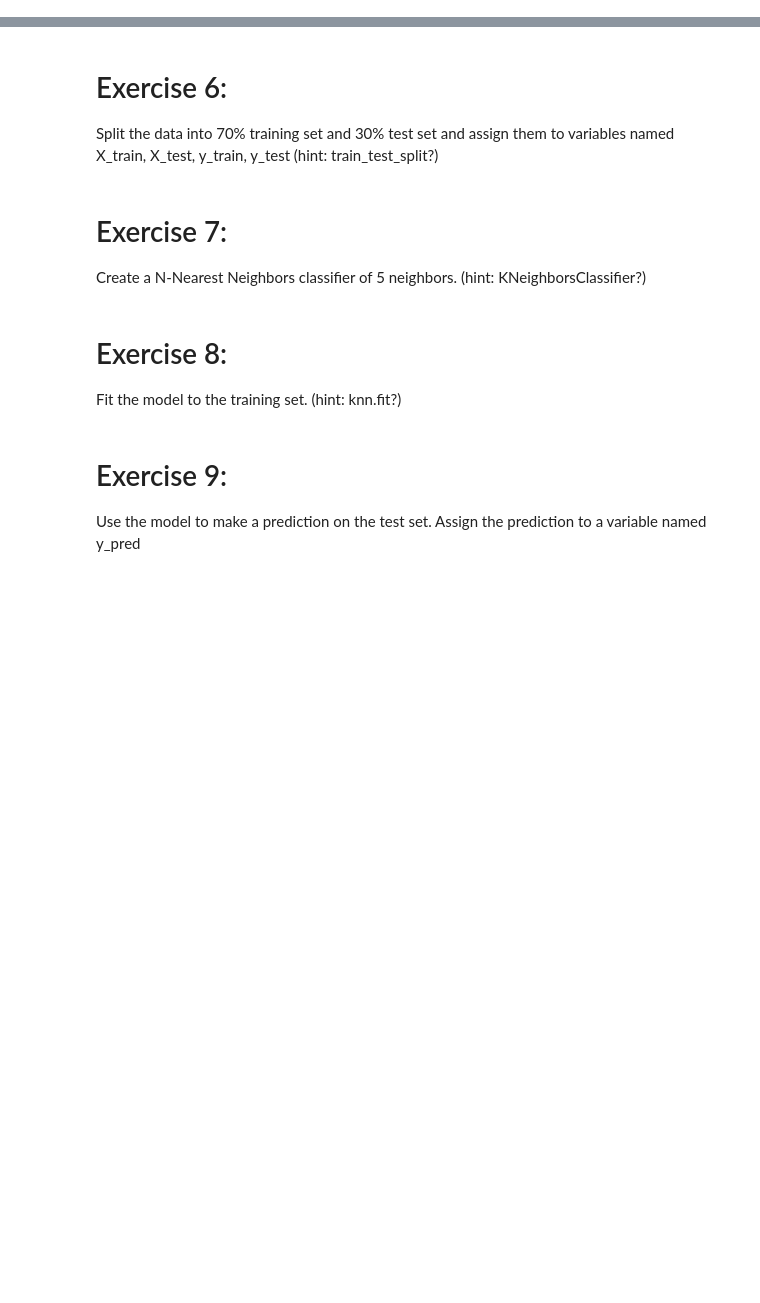
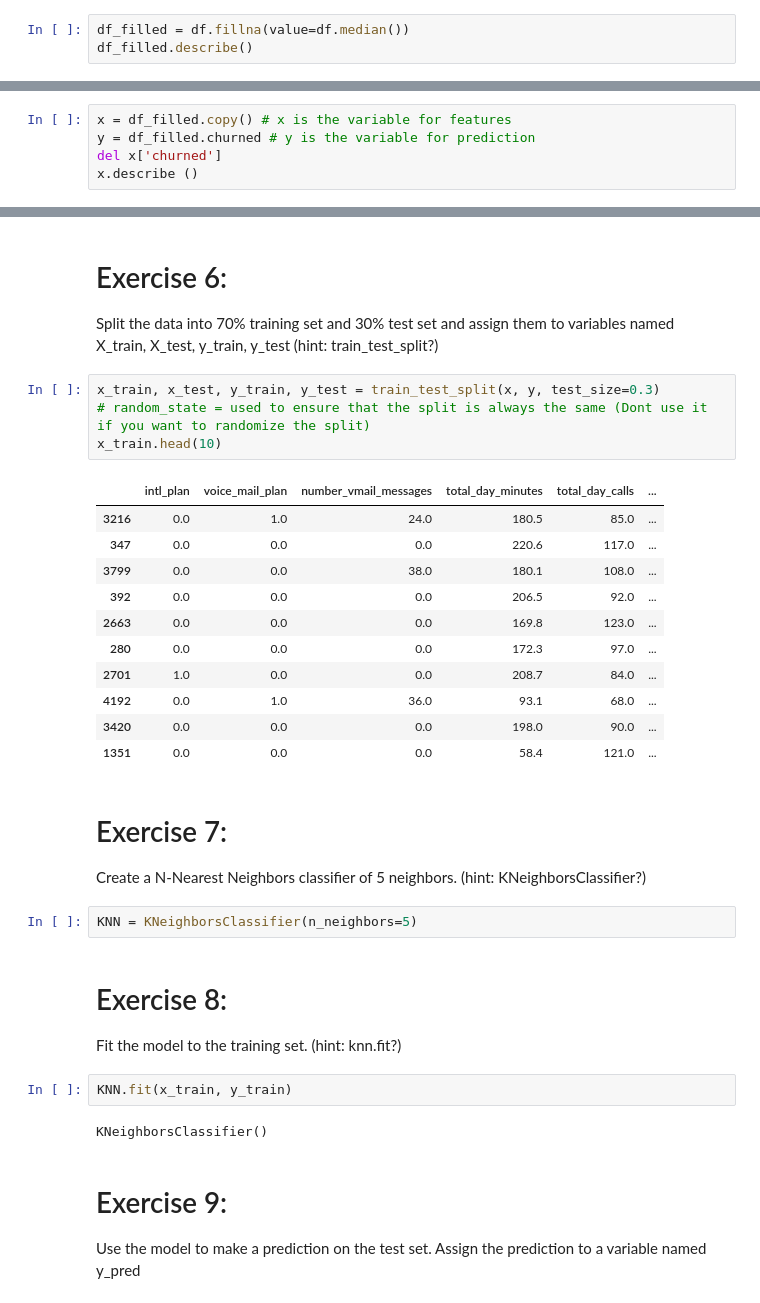
Before and after one commit to ChuaYunJuan/AI-Lab, a Jupyter notebook: AI_Week 4/Topic_2_Introduction_To_Supervised_Learning_Notebook_Questions/Topic 2 - Introduction To Supervised Learning Notebook 1 Question.ipynb, the cells around one changed output, grey strips where cells are left out. Cells and saved outputs as stored; diff of their text form; blank space fills up the shorter version.

```diff
--- a/AI_Week 4/Topic_2_Introduction_To_Supervised_Learning_Notebook_Questions/Topic 2 - Introduction To Supervised Learning Notebook 1 Question.ipynb
+++ b/AI_Week 4/Topic_2_Introduction_To_Supervised_Learning_Notebook_Questions/Topic 2 - Introduction To Supervised Learning Notebook 1 Question.ipynb
@@ -36,0 +90,3 @@ Fill the missing numbers with the median of the whole dataset! (hint: df.fillna?
+# %%
+df_filled = df.fillna(value=df.median())
+df_filled.describe()
@@ -38,3 +104,8 @@ Fill the missing numbers with the median of the whole dataset! (hint: df.fillna?
 # Exercise 5:
 
 Separate the data into the features and labels. Assign the features to variable X and labels to variable y.
+# %%
+x = df_filled.copy() # x is the variable for features
+y = df_filled.churned # y is the variable for prediction
+del x['churned']
+x.describe ()
@@ -42,14 +123,36 @@ Separate the data into the features and labels. Assign the features to variable
 # Exercise 6:
 
 Split the data into 70% training set and 30% test set and assign them to variables named X_train, X_test, y_train, y_test (hint: train_test_split?)
+# %%
+x_train, x_test, y_train, y_test = train_test_split(x, y, test_size=0.3)
+# random_state = used to ensure that the split is always the same (Dont use it if you want to randomize the split)
+x_train.head(10)
+# %% [output]
+|  | intl_plan | voice_mail_plan | number_vmail_messages | total_day_minutes | total_day_calls | ... |
+| 3216 | 0.0 | 1.0 | 24.0 | 180.5 | 85.0 | ... |
+| 347 | 0.0 | 0.0 | 0.0 | 220.6 | 117.0 | ... |
+| 3799 | 0.0 | 0.0 | 38.0 | 180.1 | 108.0 | ... |
+| 392 | 0.0 | 0.0 | 0.0 | 206.5 | 92.0 | ... |
+| 2663 | 0.0 | 0.0 | 0.0 | 169.8 | 123.0 | ... |
+| 280 | 0.0 | 0.0 | 0.0 | 172.3 | 97.0 | ... |
+| 2701 | 1.0 | 0.0 | 0.0 | 208.7 | 84.0 | ... |
+| 4192 | 0.0 | 1.0 | 36.0 | 93.1 | 68.0 | ... |
+| 3420 | 0.0 | 0.0 | 0.0 | 198.0 | 90.0 | ... |
+| 1351 | 0.0 | 0.0 | 0.0 | 58.4 | 121.0 | ... |
 # %% [markdown]
 # Exercise 7:
 
 Create a N-Nearest Neighbors classifier of 5 neighbors. (hint: KNeighborsClassifier?)
+# %%
+KNN = KNeighborsClassifier(n_neighbors=5)
 # %% [markdown]
 # Exercise 8:
 
 Fit the model to the training set. (hint: knn.fit?)
+# %%
+KNN.fit(x_train, y_train)
+# %% [output]
+KNeighborsClassifier()
 # %% [markdown]
 # Exercise 9:
 
```
Also changed, not shown: parts of 10 cells of this notebook.
